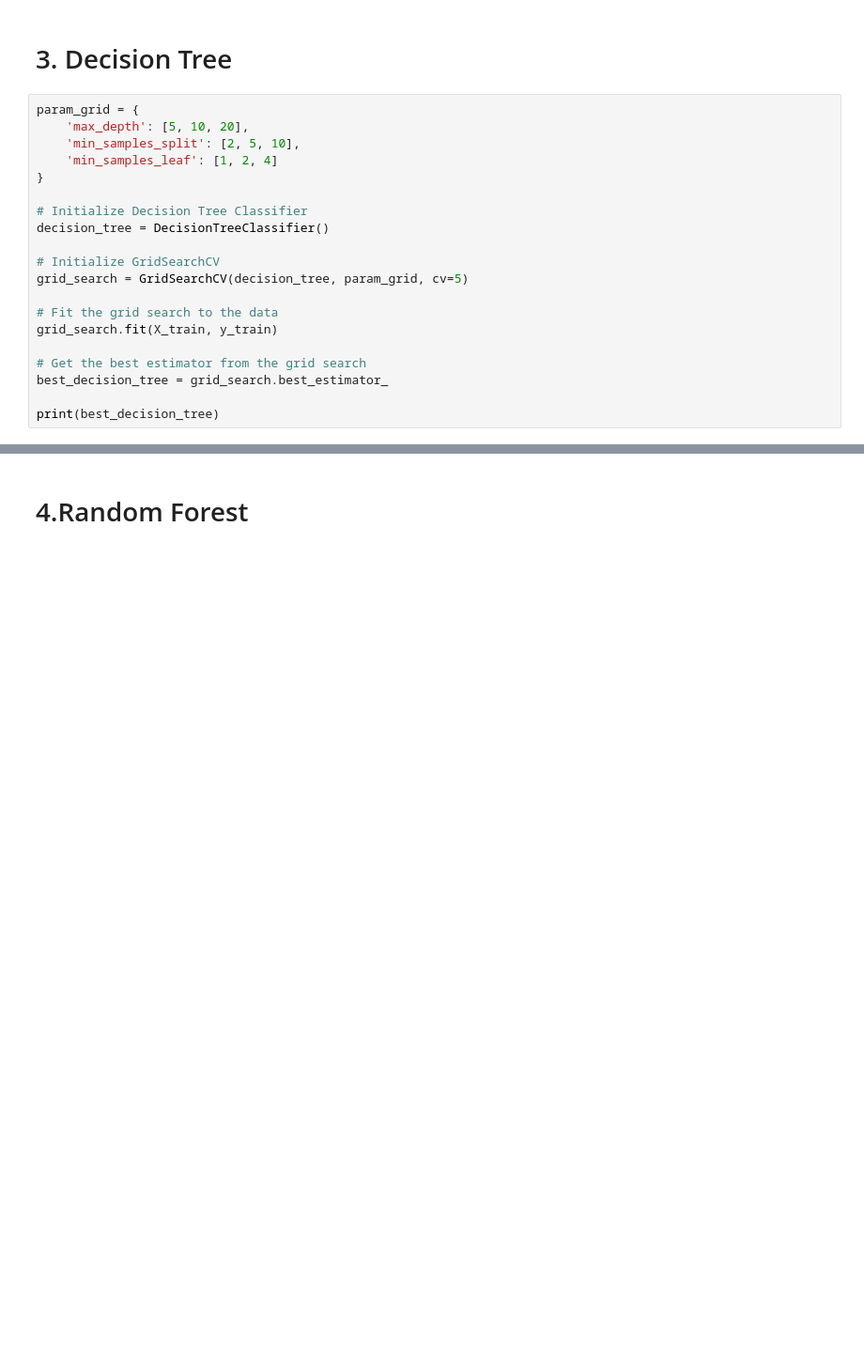
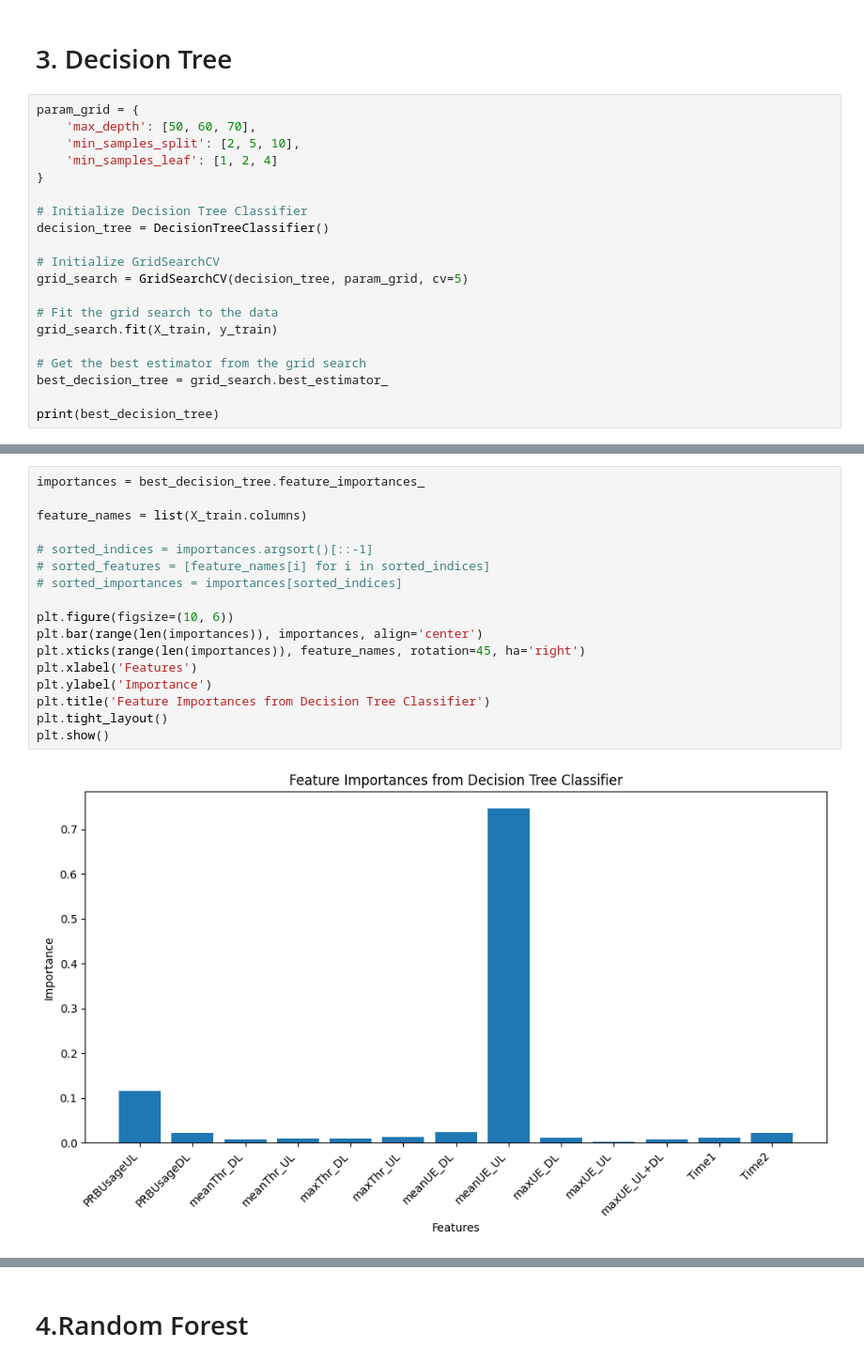
Before and after one commit to GilJimenezCanellas/cellular_networks_predictor, a Jupyter notebook: notebooks/predictor.ipynb, the cells around one changed output, grey strips where cells are left out. Shown at 94% size. Saved outputs shown, nothing was run; the diff lists cells and outputs as text; blank space fills up the shorter version.

```diff
--- a/notebooks/predictor.ipynb
+++ b/notebooks/predictor.ipynb
@@ -200,7 +663,7 @@ F1-score: 0.9210261569416499
 # 3. Decision Tree
 # %%
 param_grid = {
-    'max_depth': [5, 10, 20],
+    'max_depth': [50, 60, 70],
     'min_samples_split': [2, 5, 10],
     'min_samples_leaf': [1, 2, 4]
 }
@@ -222,0 +686,19 @@ DecisionTreeClassifier(max_depth=20, min_samples_leaf=2, min_samples_split=10)
+# %%
+importances = best_decision_tree.feature_importances_
+
+feature_names = list(X_train.columns)
+
+# sorted_indices = importances.argsort()[::-1]
+# sorted_features = [feature_names[i] for i in sorted_indices]
+# sorted_importances = importances[sorted_indices]
+
+plt.figure(figsize=(10, 6))
+plt.bar(range(len(importances)), importances, align='center')
+plt.xticks(range(len(importances)), feature_names, rotation=45, ha='right')
+plt.xlabel('Features')
+plt.ylabel('Importance')
+plt.title('Feature Importances from Decision Tree Classifier')
+plt.tight_layout()
+plt.show()
+# %% [output]
+[figure, added]
```
Also changed, not shown: parts of 40 cells of this notebook, 3 other files.
